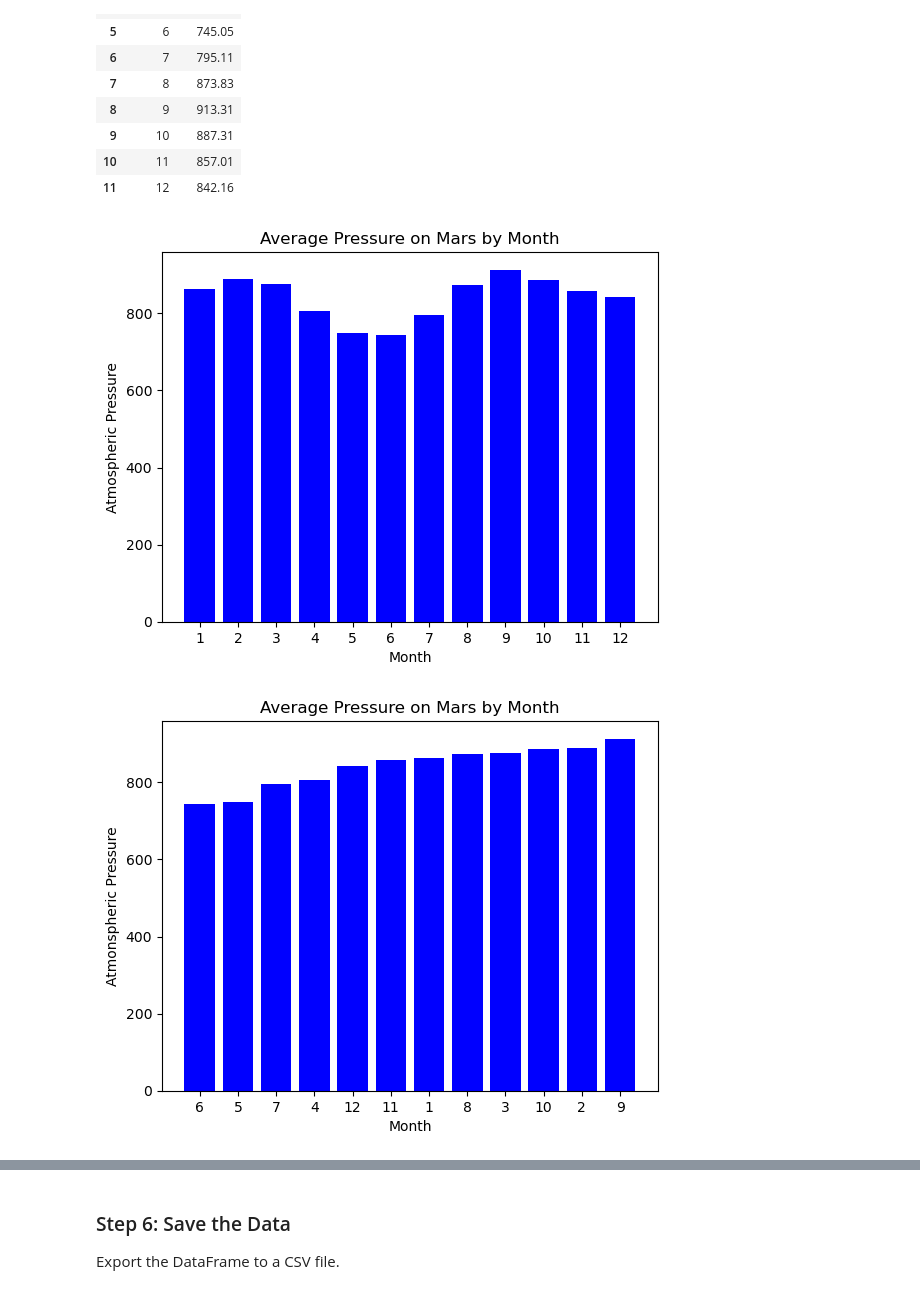
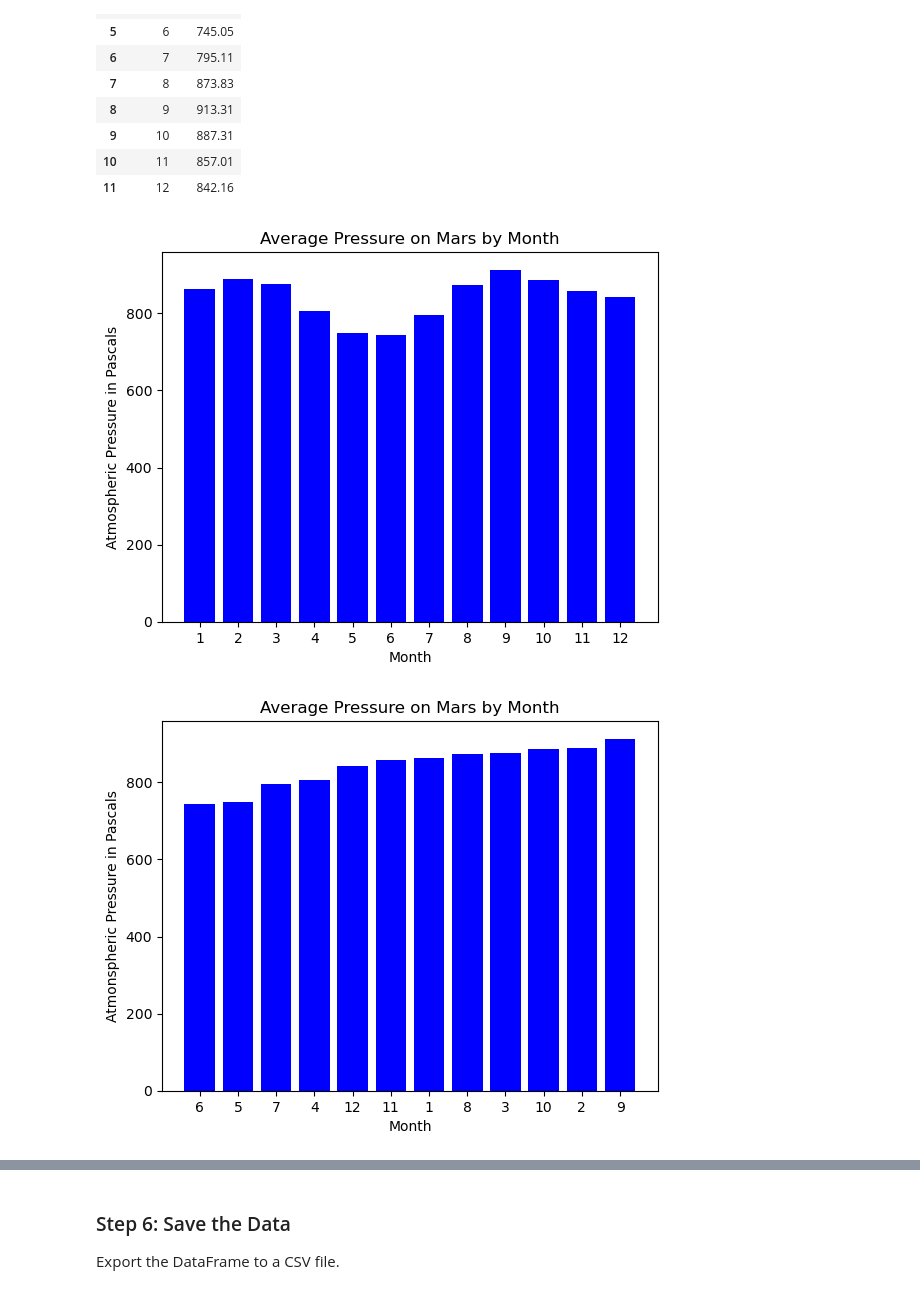
Before and after one commit to M0ther0fGingers/mars_news, a Jupyter notebook: 11-Data-Collection/part_2_mars_weather.ipynb, the cells around one changed output, grey strips where cells are left out. Drawn from its saved outputs; the diff is of its cells as text; code cells hidden in the pictures.

```diff
--- a/11-Data-Collection/part_2_mars_weather.ipynb
+++ b/11-Data-Collection/part_2_mars_weather.ipynb
@@ -327,30 +301,32 @@ pressure_group_df
 | 11 | 12 | 842.16 |
 # %%
 # Plot the average pressure by month
+# Use the pressure_group_df created in the previous step.
 x_axis = pressure_group_df["month"]
 y_axis = pressure_group_df['pressure']
 plt.xticks(ticks=x_axis)
 plt.bar(x_axis, y_axis, color='b', align='center')
 plt.xlabel("Month")
-plt.ylabel("Atmospheric Pressure")
+plt.ylabel("Atmospheric Pressure in Pascals")
 plt.title("Average Pressure on Mars by Month")
 plt.show()
 # %% [output]
-[figure, old version]
+[figure, new version]
 # %%
 # Identify the lowest and highest pressure months in Curiosity's location by sorting the previous graph
 pressure_sorted_df = pressure_group_df.sort_values(by="pressure", ascending=True)
 
 x_axis = pressure_sorted_df["month"]
 y_axis = pressure_sorted_df['pressure']
+# reset the ticks so they show the correct month.
 plt.xticks(ticks=range(len(x_axis)), labels=x_axis)
 plt.bar(range(len(x_axis)), y_axis, color='b', align='center')
 plt.xlabel("Month")
-plt.ylabel("Atmonspheric Pressure")
+plt.ylabel("Atmonspheric Pressure in Pascals")
 plt.title("Average Pressure on Mars by Month")
 plt.show()
 # %% [output]
-[figure, old version]
+[figure, new version]
 # %%
 # 5. How many terrestrial (Earth) days are there in a Martian year?
 # Visually estimate the result by plotting the daily minimum temperature of each observation in the data set.
```
Also changed, not shown: parts of 19 cells of this notebook, 3 other files.
